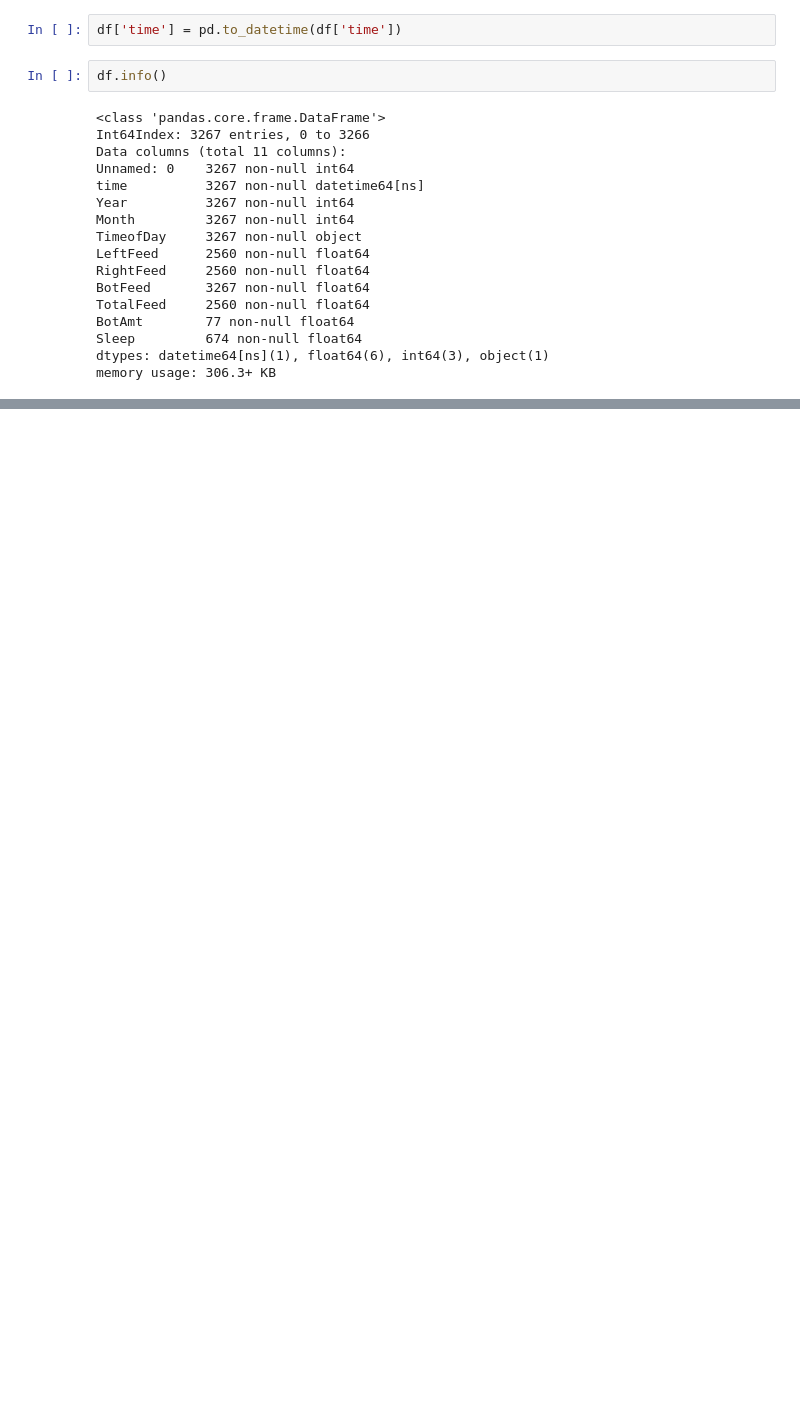
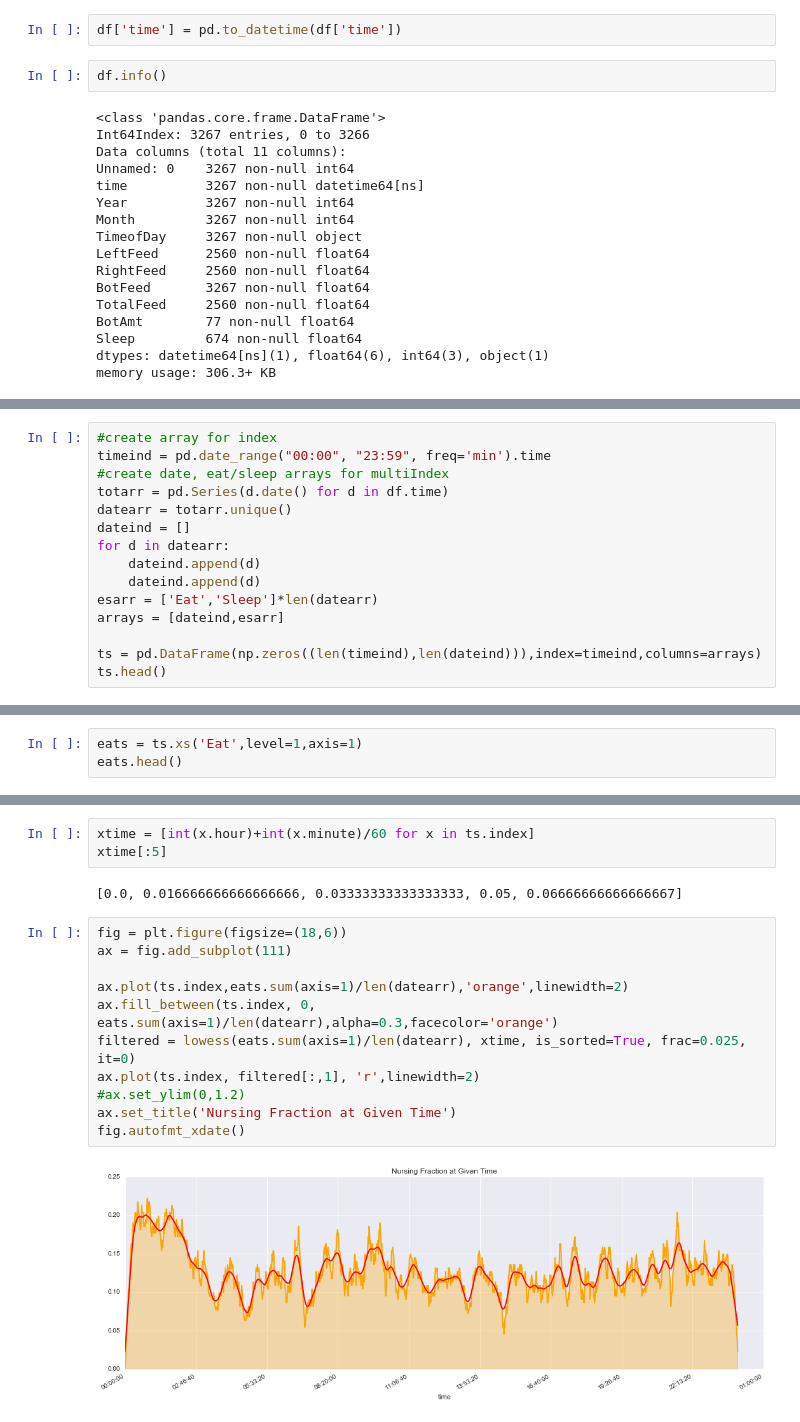
Before and after one commit to randirl17/FeedingTimes, a Jupyter notebook: Day24hr.ipynb, the cells around one changed output, grey strips where cells are left out. Drawn from its saved outputs; the diff is of its cells as text; blank space fills up the shorter version.

```diff
--- a/Day24hr.ipynb
+++ b/Day24hr.ipynb
@@ -128,0 +148,15 @@ ts.resample('5min',how='sum',closed='left',label='left')
+# %%
+#create array for index
+timeind = pd.date_range("00:00", "23:59", freq='min').time
+#create date, eat/sleep arrays for multiIndex
+totarr = pd.Series(d.date() for d in df.time)
+datearr = totarr.unique()
+dateind = []
+for d in datearr:
+    dateind.append(d)
+    dateind.append(d)
+esarr = ['Eat','Sleep']*len(datearr)
+arrays = [dateind,esarr]
+
+ts = pd.DataFrame(np.zeros((len(timeind),len(dateind))),index=timeind,columns=arrays)
+ts.head()
@@ -128,0 +250,3 @@ ts.resample('5min',how='sum',closed='left',label='left')
+# %%
+eats = ts.xs('Eat',level=1,axis=1)
+eats.head()
@@ -128,0 +261,18 @@ ts.resample('5min',how='sum',closed='left',label='left')
+# %%
+xtime = [int(x.hour)+int(x.minute)/60 for x in ts.index]
+xtime[:5]
+# %% [output]
+[0.0, 0.016666666666666666, 0.03333333333333333, 0.05, 0.06666666666666667]
+# %%
+fig = plt.figure(figsize=(18,6))
+ax = fig.add_subplot(111)
+
+ax.plot(ts.index,eats.sum(axis=1)/len(datearr),'orange',linewidth=2)
+ax.fill_between(ts.index, 0, eats.sum(axis=1)/len(datearr),alpha=0.3,facecolor='orange')
+filtered = lowess(eats.sum(axis=1)/len(datearr), xtime, is_sorted=True, frac=0.025, it=0)
+ax.plot(ts.index, filtered[:,1], 'r',linewidth=2)
+#ax.set_ylim(0,1.2)
+ax.set_title('Nursing Fraction at Given Time')
+fig.autofmt_xdate()
+# %% [output]
+[figure, added]
```
Also changed, not shown: parts of 26 cells of this notebook.
